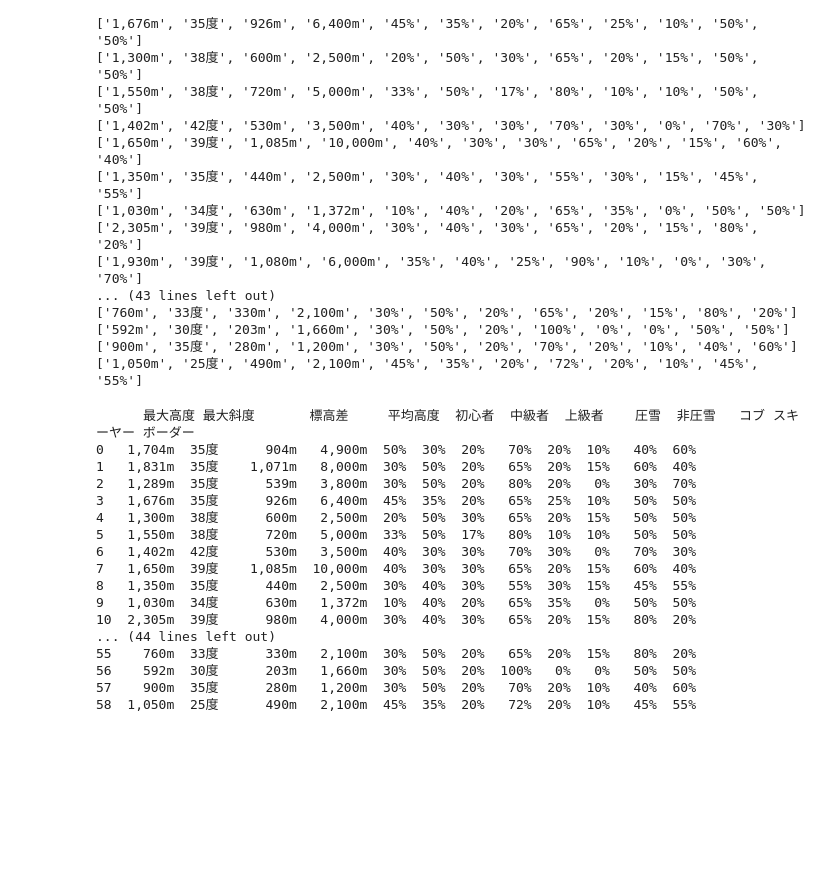
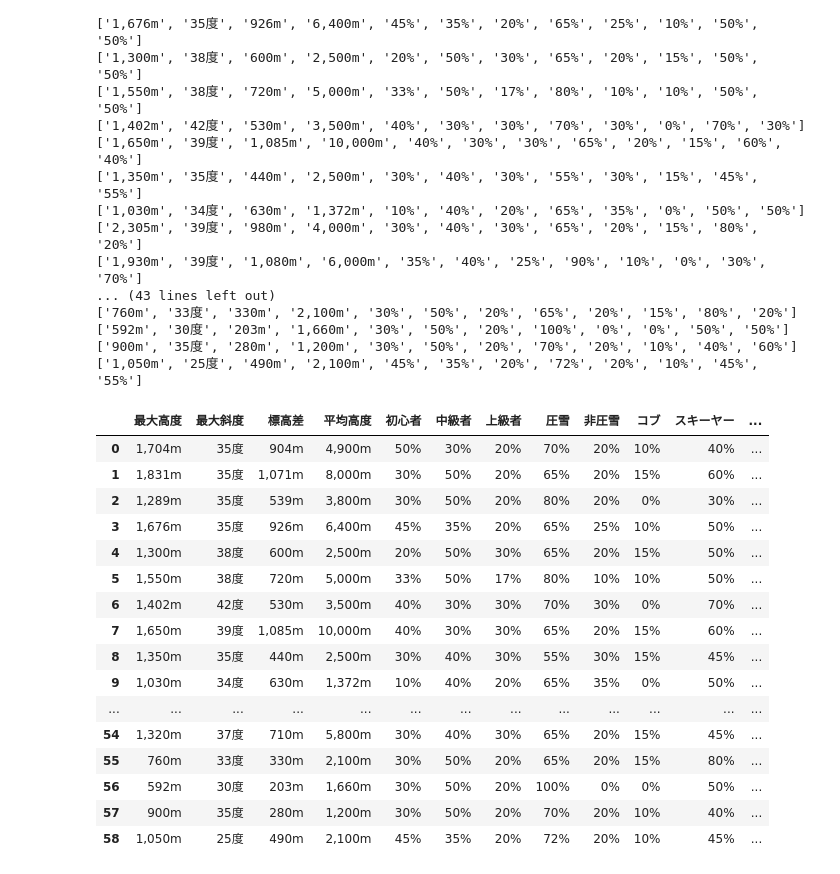
Before and after one commit to miharu1414/miharu1414.github.io, a Jupyter notebook: search.ipynb, the cells around one changed output. Cells and saved outputs as stored; diff of their text form; code cells hidden in the pictures; blank space fills up the shorter version.

```diff
--- a/search.ipynb
+++ b/search.ipynb
@@ -224,23 +224,23 @@ import pandas as pd
 import numpy as np
 
 df = pd.DataFrame(info, columns=["最大高度", "最大斜度", "標高差", "平均高度", "初心者", "中級者", "上級者", "圧雪", "非圧雪", "コブ", "スキーヤー", "ボーダー"])
-# %%
-print(df)
-# %% [output]
-      最大高度 最大斜度       標高差     平均高度  初心者  中級者  上級者    圧雪  非圧雪   コブ スキーヤー ボーダー
-0   1,704m  35度      904m   4,900m  50%  30%  20%   70%  20%  10%   40%  60%
-1   1,831m  35度    1,071m   8,000m  30%  50%  20%   65%  20%  15%   60%  40%
-2   1,289m  35度      539m   3,800m  30%  50%  20%   80%  20%   0%   30%  70%
-3   1,676m  35度      926m   6,400m  45%  35%  20%   65%  25%  10%   50%  50%
-4   1,300m  38度      600m   2,500m  20%  50%  30%   65%  20%  15%   50%  50%
-5   1,550m  38度      720m   5,000m  33%  50%  17%   80%  10%  10%   50%  50%
-6   1,402m  42度      530m   3,500m  40%  30%  30%   70%  30%   0%   70%  30%
-7   1,650m  39度    1,085m  10,000m  40%  30%  30%   65%  20%  15%   60%  40%
-8   1,350m  35度      440m   2,500m  30%  40%  30%   55%  30%  15%   45%  55%
-9   1,030m  34度      630m   1,372m  10%  40%  20%   65%  35%   0%   50%  50%
-10  2,305m  39度      980m   4,000m  30%  40%  30%   65%  20%  15%   80%  20%
-... (44 lines left out)
-55    760m  33度      330m   2,100m  30%  50%  20%   65%  20%  15%   80%  20%
-56    592m  30度      203m   1,660m  30%  50%  20%  100%   0%   0%   50%  50%
-57    900m  35度      280m   1,200m  30%  50%  20%   70%  20%  10%   40%  60%
-58  1,050m  25度      490m   2,100m  45%  35%  20%   72%  20%  10%   45%  55%
+# %%
+df
+# %% [output]
+|  | 最大高度 | 最大斜度 | 標高差 | 平均高度 | 初心者 | 中級者 | 上級者 | 圧雪 | 非圧雪 | コブ | スキーヤー | ... |
+| 0 | 1,704m | 35度 | 904m | 4,900m | 50% | 30% | 20% | 70% | 20% | 10% | 40% | ... |
+| 1 | 1,831m | 35度 | 1,071m | 8,000m | 30% | 50% | 20% | 65% | 20% | 15% | 60% | ... |
+| 2 | 1,289m | 35度 | 539m | 3,800m | 30% | 50% | 20% | 80% | 20% | 0% | 30% | ... |
+| 3 | 1,676m | 35度 | 926m | 6,400m | 45% | 35% | 20% | 65% | 25% | 10% | 50% | ... |
+| 4 | 1,300m | 38度 | 600m | 2,500m | 20% | 50% | 30% | 65% | 20% | 15% | 50% | ... |
+| 5 | 1,550m | 38度 | 720m | 5,000m | 33% | 50% | 17% | 80% | 10% | 10% | 50% | ... |
+| 6 | 1,402m | 42度 | 530m | 3,500m | 40% | 30% | 30% | 70% | 30% | 0% | 70% | ... |
+| 7 | 1,650m | 39度 | 1,085m | 10,000m | 40% | 30% | 30% | 65% | 20% | 15% | 60% | ... |
+| 8 | 1,350m | 35度 | 440m | 2,500m | 30% | 40% | 30% | 55% | 30% | 15% | 45% | ... |
+| 9 | 1,030m | 34度 | 630m | 1,372m | 10% | 40% | 20% | 65% | 35% | 0% | 50% | ... |
+| ... | ... | ... | ... | ... | ... | ... | ... | ... | ... | ... | ... | ... |
+| 54 | 1,320m | 37度 | 710m | 5,800m | 30% | 40% | 30% | 65% | 20% | 15% | 45% | ... |
+| 55 | 760m | 33度 | 330m | 2,100m | 30% | 50% | 20% | 65% | 20% | 15% | 80% | ... |
+| 56 | 592m | 30度 | 203m | 1,660m | 30% | 50% | 20% | 100% | 0% | 0% | 50% | ... |
+| 57 | 900m | 35度 | 280m | 1,200m | 30% | 50% | 20% | 70% | 20% | 10% | 40% | ... |
+| 58 | 1,050m | 25度 | 490m | 2,100m | 45% | 35% | 20% | 72% | 20% | 10% | 45% | ... |
```
